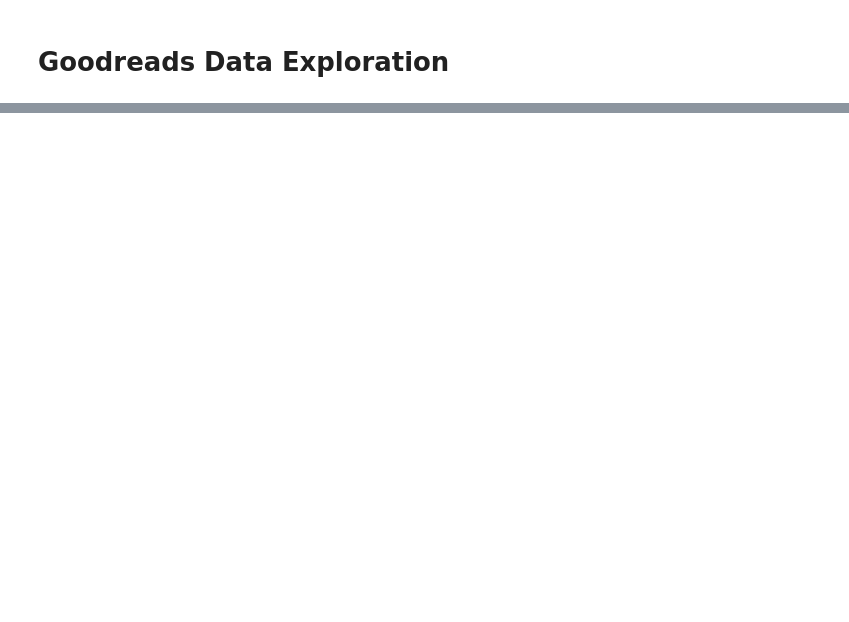
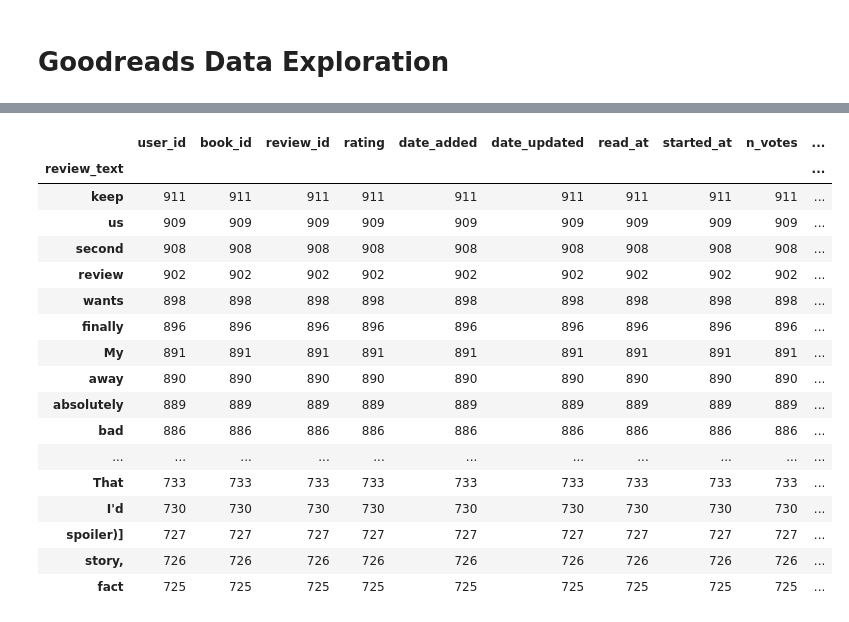
Before and after one commit to sean-r-duffy/DS5230-Final, a Jupyter notebook: Data Exploration.ipynb, the cells around one changed output, grey strips where cells are left out. Drawn from its saved outputs; the diff is of its cells as text; code cells hidden in the pictures; blank space fills up the shorter version.

Commit message:
Update data processing

```diff
--- a/Data Exploration.ipynb
+++ b/Data Exploration.ipynb
@@ -18,7 +18,26 @@ import pyspark.pandas as ps
 #books_df = spark.read.json('data/goodreads_books.json')
 # %%
 books_df = pd.read_json(gzip.open('data/goodreads_books.json.gz'), lines=True, chunksize=10000)
+authors_df = pd.read_json(gzip.open('data/goodreads_book_authors.json.gz'), lines=True, chunksize=10000)
+genres_df = pd.read_json(gzip.open('data/goodreads_book_genres_initial.json.gz'), lines=True, chunksize=10000)
+reviews_df = pd.read_json(gzip.open('data/goodreads_reviews_spoiler_raw.json.gz'), lines=True, chunksize=10000)
+interactions_df = pd.read_csv('data/goodreads_interactions.csv', chunksize=10000)
 # %%
 for chunk in books_df:
     books_chunk = chunk
     break
+
+for chunk in authors_df:
+    authors_chunk = chunk
+    break
+
+for chunk in genres_df:
+    genres_chunk = chunk
+
+for chunk in reviews_df:
+    reviews_chunk = chunk
+    break
+
+for chunk in interactions_df:
+    int_chunk = chunk
+    break
@@ -34,0 +61,23 @@ books_chunk.head()
+# %%
+reviews_chunk['review_text'] = reviews_chunk['review_text'].apply(lambda x: x.split(' '))
+# %%
+reviews_chunk.explode('review_text').groupby(by='review_text').count().sort_values('book_id', ascending=False)[251:301]
+# %% [output]
+|  | user_id | book_id | review_id | rating | date_added | date_updated | read_at | started_at | n_votes | ... |
+| review_text |  |  |  |  |  |  |  |  |  | ... |
+| keep | 911 | 911 | 911 | 911 | 911 | 911 | 911 | 911 | 911 | ... |
+| us | 909 | 909 | 909 | 909 | 909 | 909 | 909 | 909 | 909 | ... |
+| second | 908 | 908 | 908 | 908 | 908 | 908 | 908 | 908 | 908 | ... |
+| review | 902 | 902 | 902 | 902 | 902 | 902 | 902 | 902 | 902 | ... |
+| wants | 898 | 898 | 898 | 898 | 898 | 898 | 898 | 898 | 898 | ... |
+| finally | 896 | 896 | 896 | 896 | 896 | 896 | 896 | 896 | 896 | ... |
+| My | 891 | 891 | 891 | 891 | 891 | 891 | 891 | 891 | 891 | ... |
+| away | 890 | 890 | 890 | 890 | 890 | 890 | 890 | 890 | 890 | ... |
+| absolutely | 889 | 889 | 889 | 889 | 889 | 889 | 889 | 889 | 889 | ... |
+| bad | 886 | 886 | 886 | 886 | 886 | 886 | 886 | 886 | 886 | ... |
+| ... | ... | ... | ... | ... | ... | ... | ... | ... | ... | ... |
+| That | 733 | 733 | 733 | 733 | 733 | 733 | 733 | 733 | 733 | ... |
+| I'd | 730 | 730 | 730 | 730 | 730 | 730 | 730 | 730 | 730 | ... |
+| spoiler)] | 727 | 727 | 727 | 727 | 727 | 727 | 727 | 727 | 727 | ... |
+| story, | 726 | 726 | 726 | 726 | 726 | 726 | 726 | 726 | 726 | ... |
+| fact | 725 | 725 | 725 | 725 | 725 | 725 | 725 | 725 | 725 | ... |
```
Also changed, not shown: parts of 5 cells of this notebook, 2 other files.
